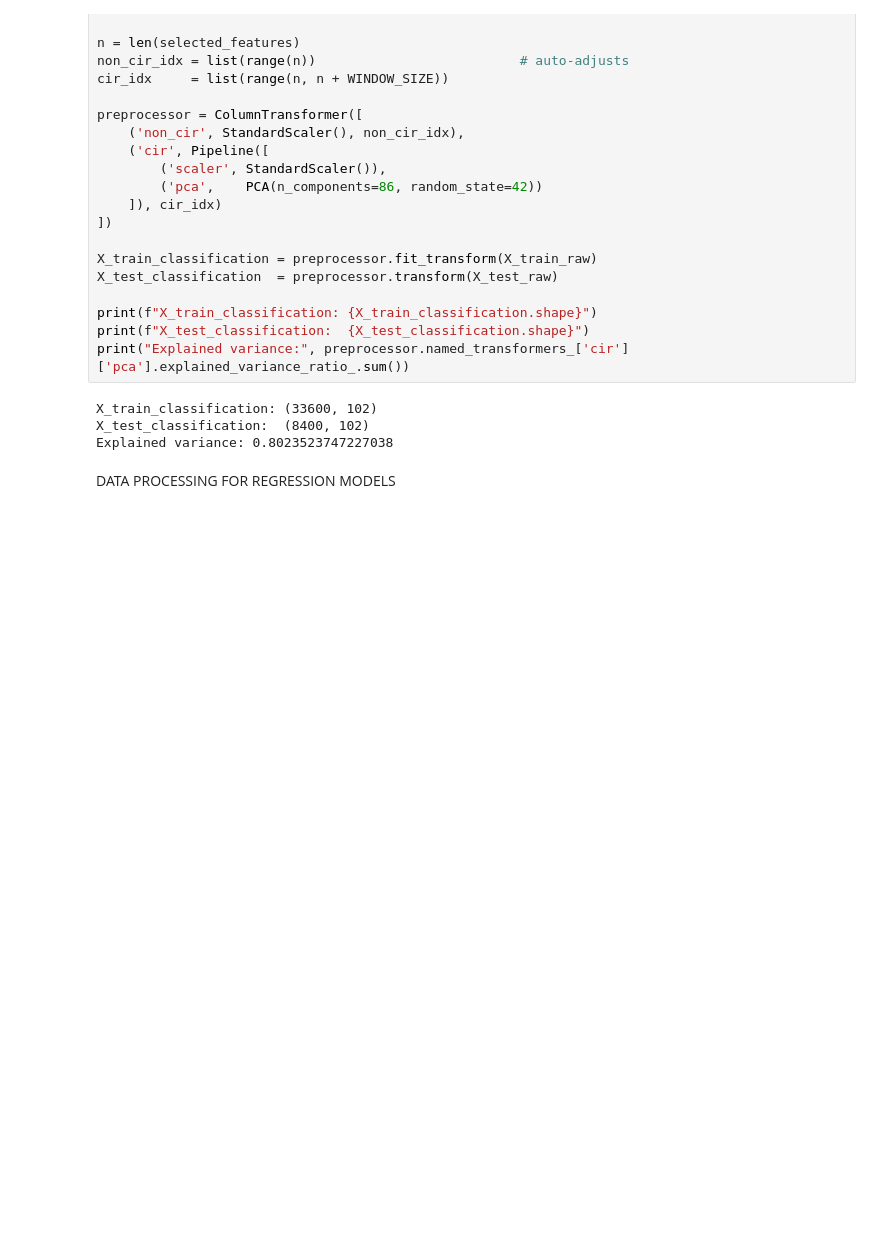
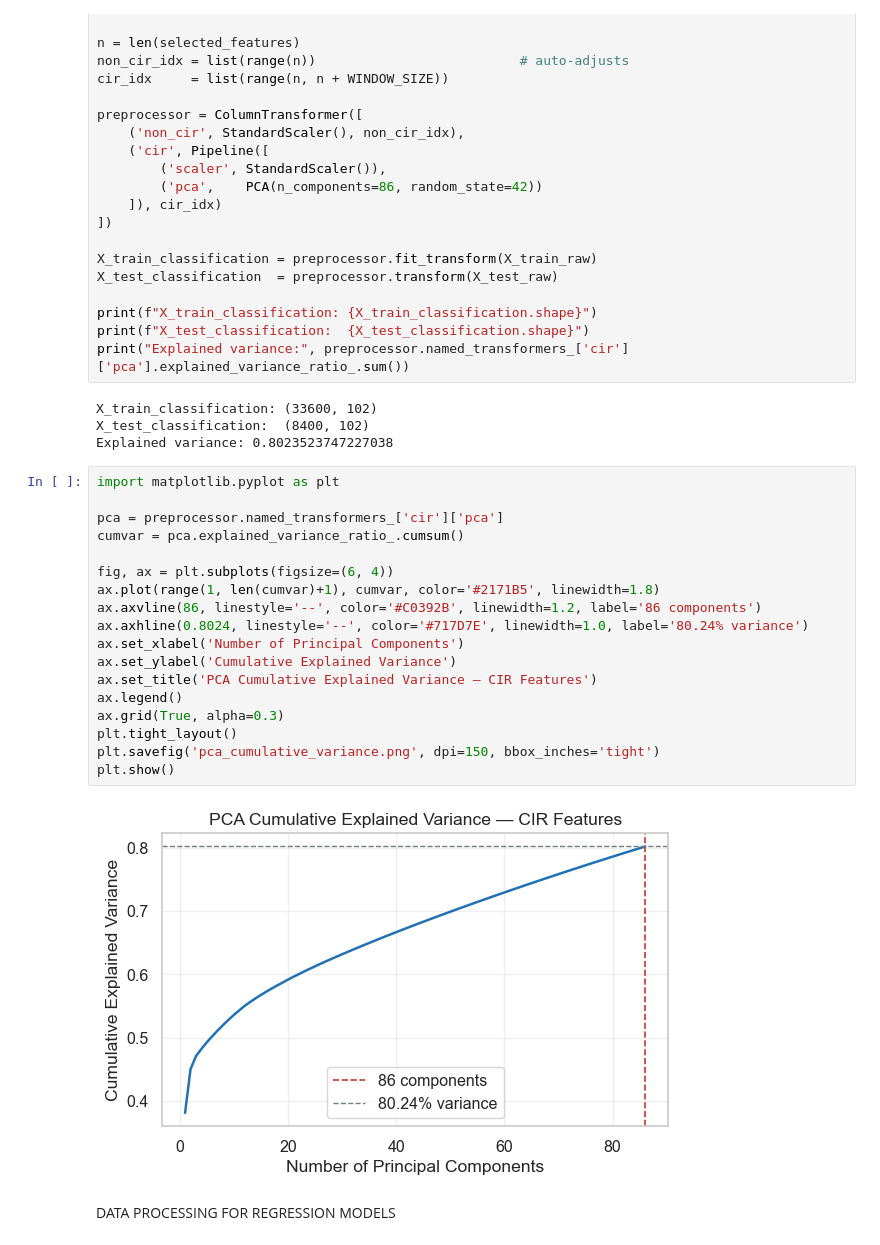
Before and after one commit to wymenlim/CSC3105, a Jupyter notebook: code/preprocessing.ipynb, the cells around one changed output. Saved outputs shown, nothing was run; the diff lists cells and outputs as text; blank space fills up the shorter version.

Commit message:
added pca chart

```diff
--- a/code/preprocessing.ipynb
+++ b/code/preprocessing.ipynb
@@ -519,6 +519,26 @@ print("Explained variance:", preprocessor.named_transformers_['cir']['pca'].expl
 X_train_classification: (33600, 102)
 X_test_classification:  (8400, 102)
 Explained variance: 0.8023523747227038
+# %%
+import matplotlib.pyplot as plt
+
+pca = preprocessor.named_transformers_['cir']['pca']
+cumvar = pca.explained_variance_ratio_.cumsum()
+
+fig, ax = plt.subplots(figsize=(6, 4))
+ax.plot(range(1, len(cumvar)+1), cumvar, color='#2171B5', linewidth=1.8)
+ax.axvline(86, linestyle='--', color='#C0392B', linewidth=1.2, label='86 components')
+ax.axhline(0.8024, linestyle='--', color='#717D7E', linewidth=1.0, label='80.24% variance')
+ax.set_xlabel('Number of Principal Components')
+ax.set_ylabel('Cumulative Explained Variance')
+ax.set_title('PCA Cumulative Explained Variance — CIR Features')
+ax.legend()
+ax.grid(True, alpha=0.3)
+plt.tight_layout()
+plt.savefig('pca_cumulative_variance.png', dpi=150, bbox_inches='tight')
+plt.show()
+# %% [output]
+[figure, added]
 # %% [markdown]
 DATA PROCESSING FOR REGRESSION MODELS
 # %%
```
Also changed, not shown: 1 other file.
